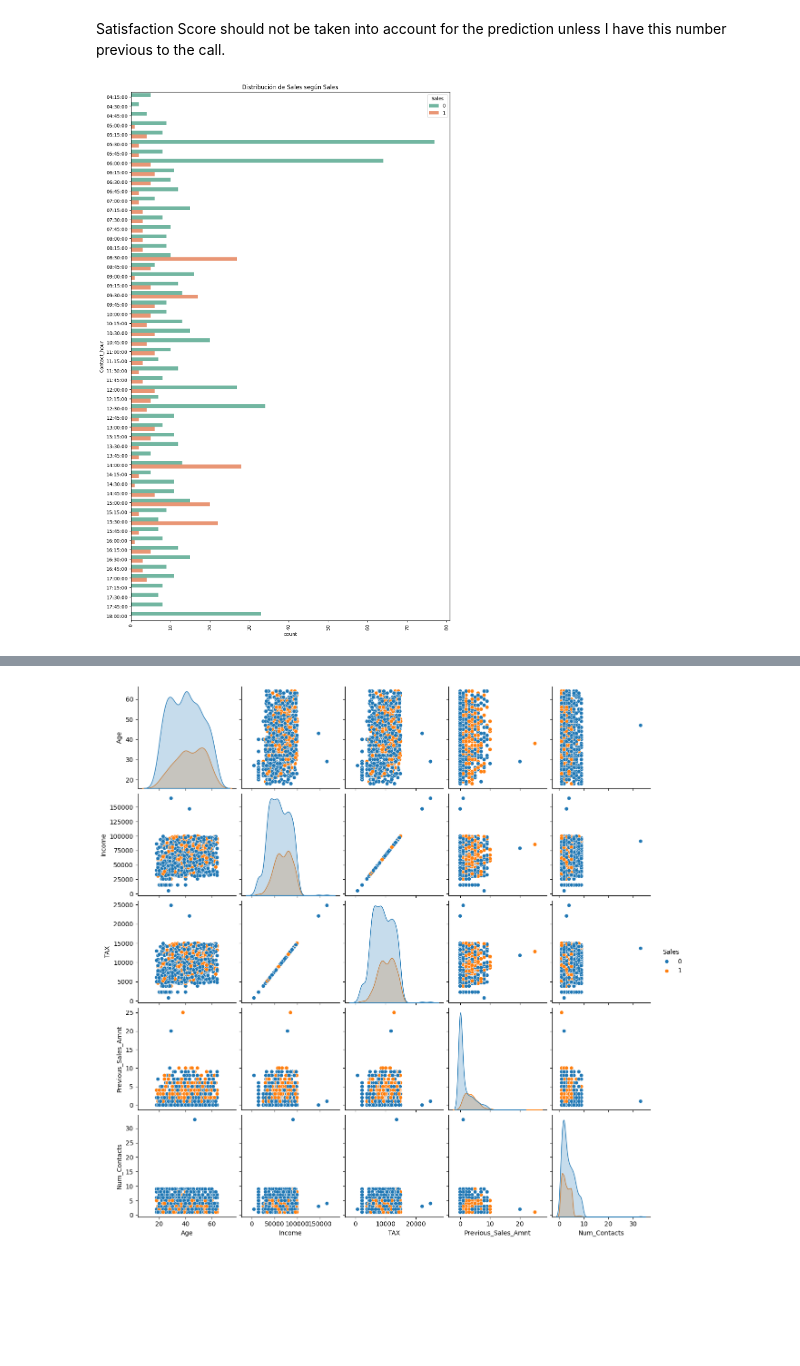
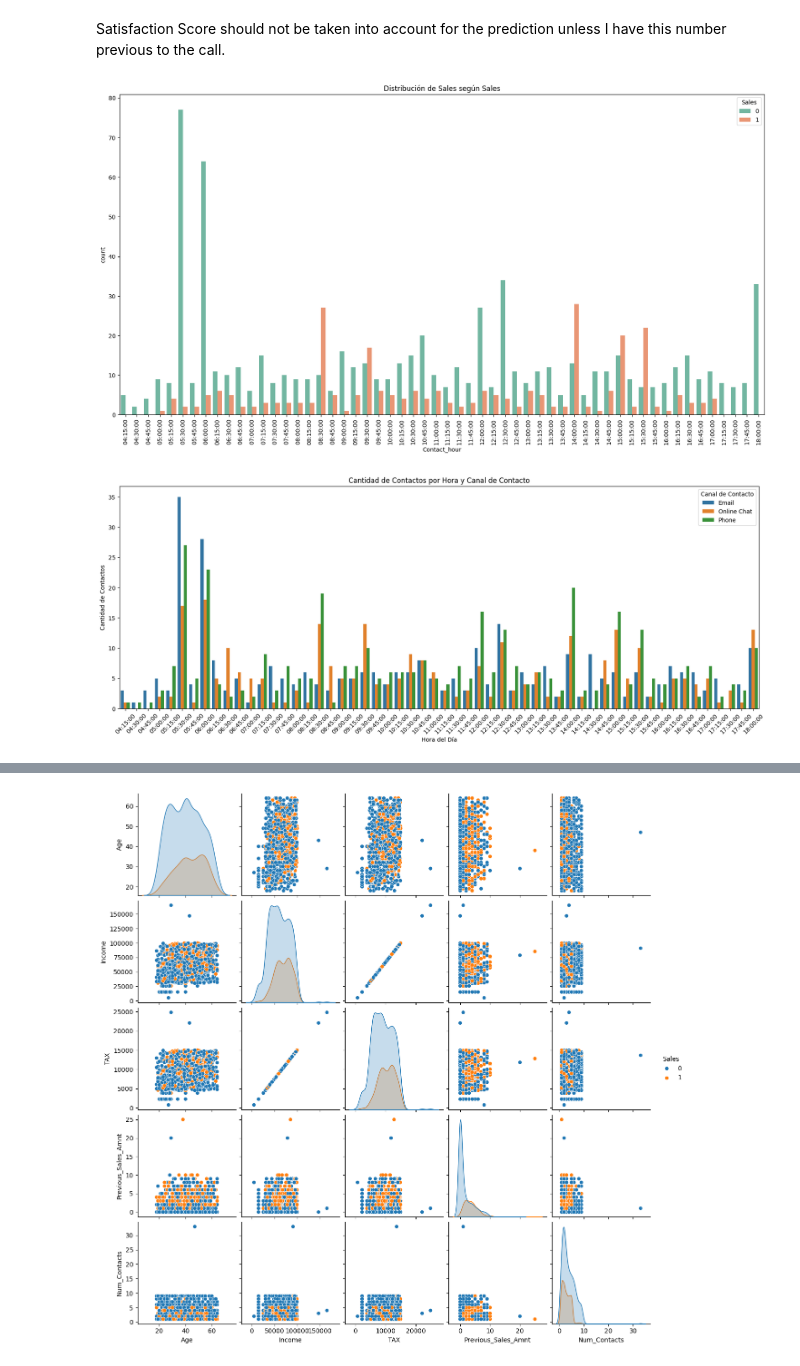
Before and after one commit to gbuvoli/Prueba_tecnica_TP, a Jupyter notebook: Prueba_Tecnica.ipynb, the cells around one changed output, grey strips where cells are left out. Cells and saved outputs as stored; diff of their text form; code cells hidden in the pictures; blank space fills up the shorter version.

```diff
--- a/Prueba_Tecnica.ipynb
+++ b/Prueba_Tecnica.ipynb
@@ -415,10 +415,26 @@ for col in categorical_cols.drop('Contact_hour'):
 # %% [markdown]
 Satisfaction Score should not be taken into account for the prediction unless I have this number previous to the call.
 # %%
-    plt.figure(figsize=(12, 20))
-    sns.countplot(y=df['Contact_hour'], hue=df["Sales"], palette="Set2")
+    plt.figure(figsize=(20, 10))
+    sns.countplot(x=df['Contact_hour'], hue=df["Sales"], palette="Set2")
     plt.title(f"Distribución de {col} según Sales")
     plt.xticks(rotation=90)
     plt.show()
 # %% [output]
-[figure, old version]
+[figure, new version]
+# %%
+# Crear gráfico de barras agrupadas por hora y canal de contacto, separando por ventas
+plt.figure(figsize=(20, 7))
+sns.countplot(data=df, x="Contact_hour", hue="Contact_Channel", dodge=True)
+
+# Personalizar etiquetas
+plt.xlabel("Hora del Día")
+plt.ylabel("Cantidad de Contactos")
+plt.title("Cantidad de Contactos por Hora y Canal de Contacto")
+plt.xticks(rotation=45)
+plt.legend(title="Canal de Contacto")
+
+# Mostrar el gráfico
+plt.show()
+# %% [output]
+[figure, added]
```
Also changed, not shown: parts of 12 cells of this notebook.
